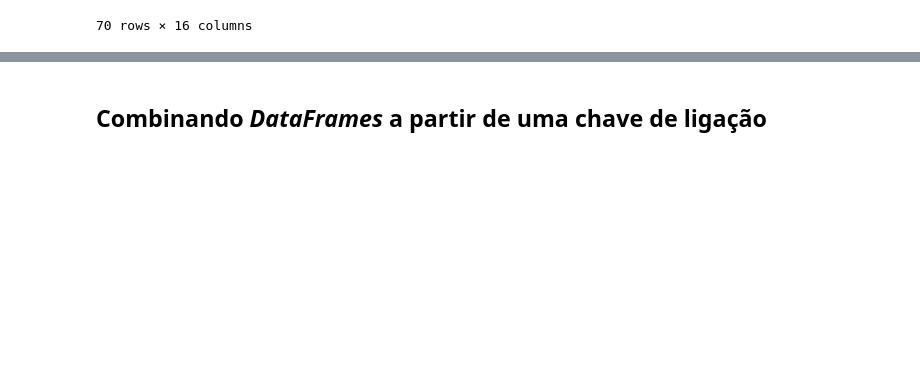
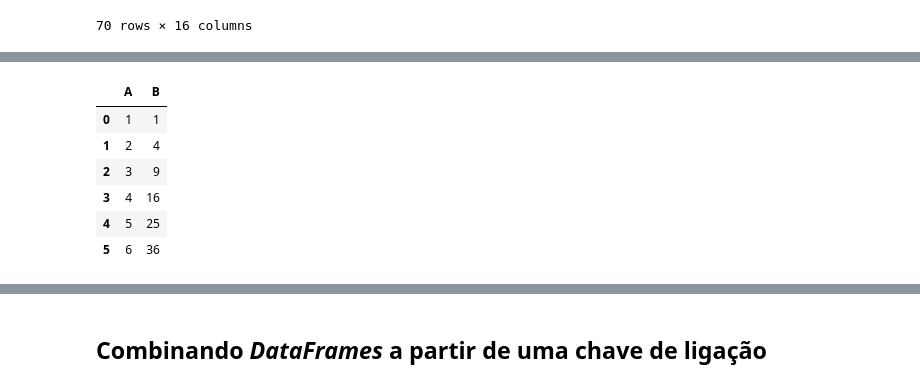
Before and after one commit to josenaldo/alura-cds-python-pandas-tecnicas-avancadas, a Jupyter notebook: notebook/Projeto.ipynb, the cells around one changed output, grey strips where cells are left out. Drawn from its saved outputs; the diff is of its cells as text; code cells hidden in the pictures; blank space fills up the shorter version.

```diff
--- a/notebook/Projeto.ipynb
+++ b/notebook/Projeto.ipynb
@@ -704,0 +752,3 @@ pd.concat([dados_normal_listings, dados_highlights_listings])
+# %%
+df_A = pd.DataFrame({'A': [1, 2, 3], "B": [1, 4, 9]})
+df_B = pd.DataFrame({'A': [4, 5, 6], "B": [16, 25, 36]})
@@ -704,0 +769,10 @@ pd.concat([dados_normal_listings, dados_highlights_listings])
+# %%
+df_A.append(df_B, ignore_index=True)
+# %% [output]
+|  | A | B |
+| 0 | 1 | 1 |
+| 1 | 2 | 4 |
+| 2 | 3 | 9 |
+| 3 | 4 | 16 |
+| 4 | 5 | 25 |
+| 5 | 6 | 36 |
```
Also changed, not shown: parts of 40 cells of this notebook.
